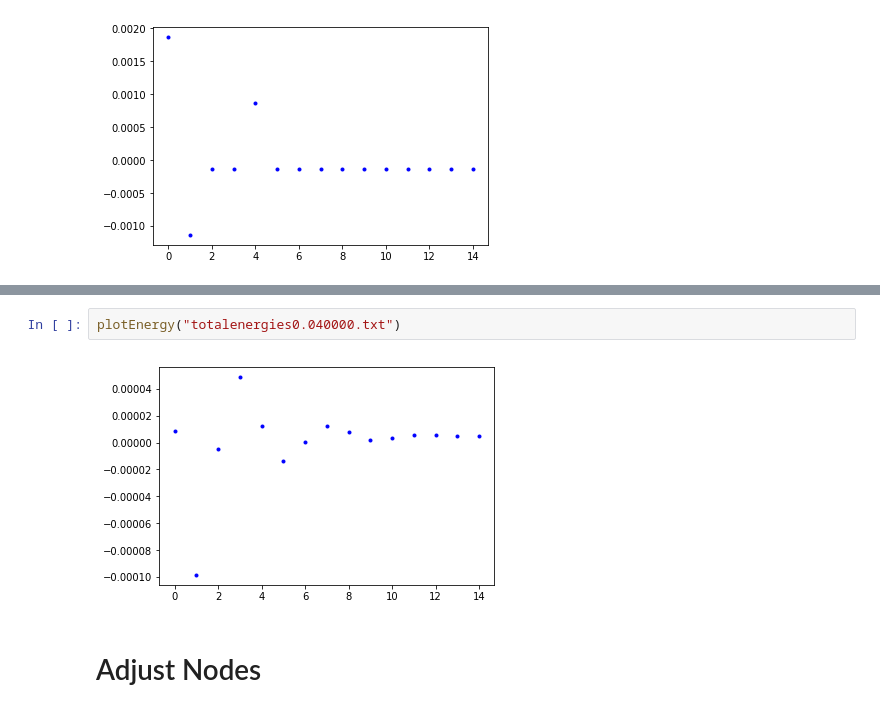
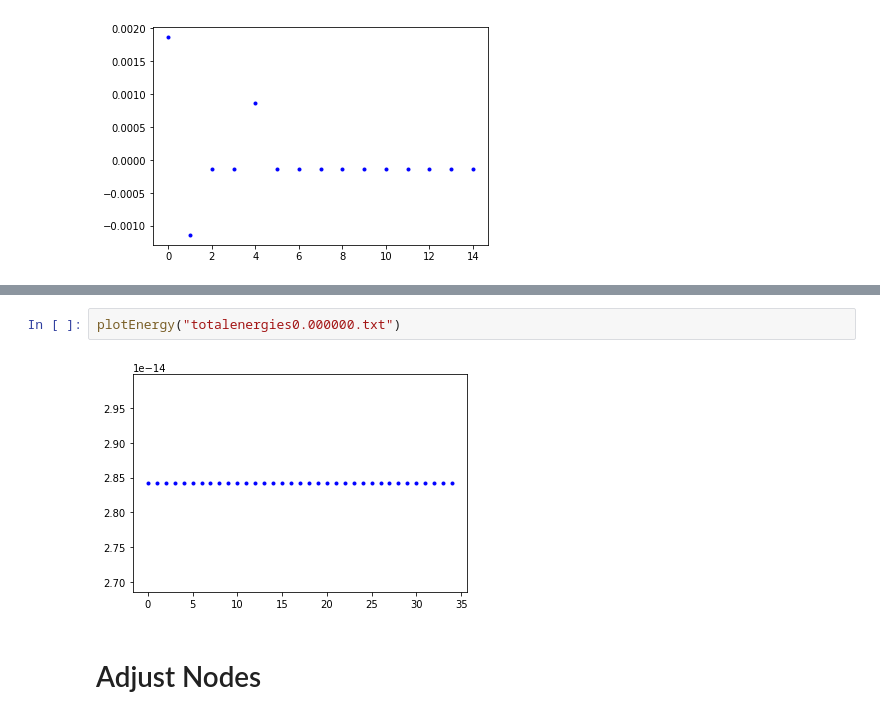
Before and after one commit to youyou6093/Deformed-Nuclei, a Jupyter notebook: output/m-1fromenergy.ipynb, the cells around one changed output, grey strips where cells are left out. Drawn from its saved outputs; the diff is of its cells as text.

```diff
--- a/output/m-1fromenergy.ipynb
+++ b/output/m-1fromenergy.ipynb
@@ -211,7 +211,7 @@ NameError: name 'plotEnergy' is not defined
 # %%
-plotEnergy("totalenergies0.040000.txt")
+plotEnergy("totalenergies0.000000.txt")
 # %% [output]
-[figure, old version]
+[figure, new version]
 # %% [markdown]
 # Adjust Nodes
 # %%
```
Also changed, not shown: parts of 2 cells of this notebook, 23 other files.
